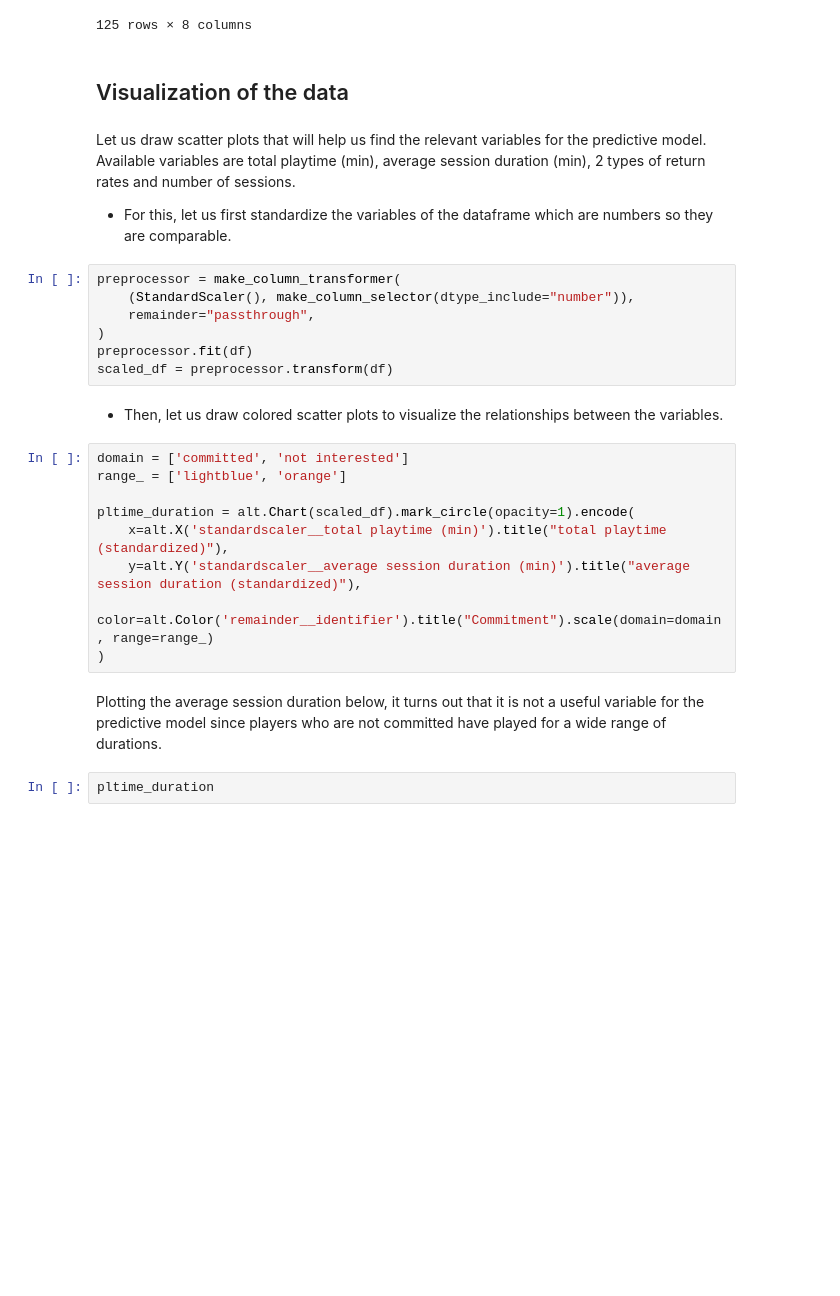
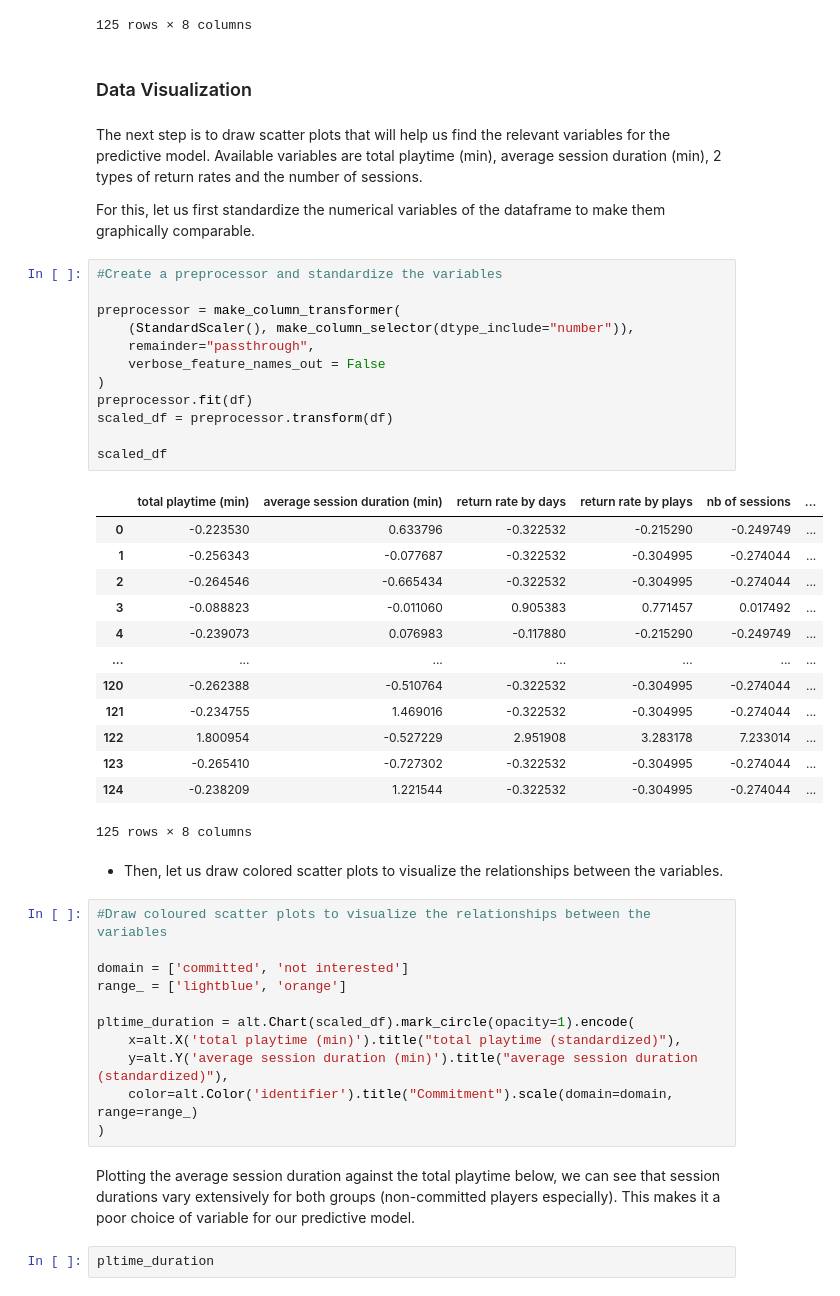
Before and after one commit to PlutonicPrince/DSCI100-Final-Project, a Jupyter notebook: GOOD_CODE.ipynb, the cells around one changed output. Drawn from its saved outputs; the diff is of its cells as text; blank space fills up the shorter version.

```diff
--- a/GOOD_CODE.ipynb
+++ b/GOOD_CODE.ipynb
@@ -232,32 +275,52 @@ df
 | 124 | fef4e1bed8c3f6dcd7bcd39ab21bd4023... | 72.0 | 72.000000 | 0.033333 | 0.033333 | ... |
 125 rows × 8 columns
 # %% [markdown]
-## Visualization of the data
+### Data Visualization
 # %% [markdown]
-Let us draw scatter plots that will help us find the relevant variables for the predictive model.
-Available variables are total playtime (min), average session duration (min), 2 types of return rates and number of sessions.
+The next step is to draw scatter plots that will help us find the relevant variables for the predictive model. Available variables are total playtime (min), average session duration (min), 2 types of return rates and the number of sessions.
 
-- For this, let us first standardize the variables of the dataframe which are numbers so they are comparable.
+For this, let us first standardize the numerical variables of the dataframe to make them graphically comparable.
 # %%
+#Create a preprocessor and standardize the variables
+
 preprocessor = make_column_transformer(
     (StandardScaler(), make_column_selector(dtype_include="number")),
     remainder="passthrough",
+    verbose_feature_names_out = False
 )
 preprocessor.fit(df)
 scaled_df = preprocessor.transform(df)
+
+scaled_df
+# %% [output]
+|  | total playtime (min) | average session duration (min) | return rate by days | return rate by plays | nb of sessions | ... |
+| 0 | -0.223530 | 0.633796 | -0.322532 | -0.215290 | -0.249749 | ... |
+| 1 | -0.256343 | -0.077687 | -0.322532 | -0.304995 | -0.274044 | ... |
+| 2 | -0.264546 | -0.665434 | -0.322532 | -0.304995 | -0.274044 | ... |
+| 3 | -0.088823 | -0.011060 | 0.905383 | 0.771457 | 0.017492 | ... |
+| 4 | -0.239073 | 0.076983 | -0.117880 | -0.215290 | -0.249749 | ... |
+| ... | ... | ... | ... | ... | ... | ... |
+| 120 | -0.262388 | -0.510764 | -0.322532 | -0.304995 | -0.274044 | ... |
+| 121 | -0.234755 | 1.469016 | -0.322532 | -0.304995 | -0.274044 | ... |
+| 122 | 1.800954 | -0.527229 | 2.951908 | 3.283178 | 7.233014 | ... |
+| 123 | -0.265410 | -0.727302 | -0.322532 | -0.304995 | -0.274044 | ... |
+| 124 | -0.238209 | 1.221544 | -0.322532 | -0.304995 | -0.274044 | ... |
+125 rows × 8 columns
 # %% [markdown]
 - Then, let us draw colored scatter plots to visualize the relationships between the variables.
 # %%
+#Draw coloured scatter plots to visualize the relationships between the variables
+
 domain = ['committed', 'not interested']
 range_ = ['lightblue', 'orange']
 
 pltime_duration = alt.Chart(scaled_df).mark_circle(opacity=1).encode(
-    x=alt.X('standardscaler__total playtime (min)').title("total playtime (standardized)"),
-    y=alt.Y('standardscaler__average session duration (min)').title("average session duration (standardized)"),
-    color=alt.Color('remainder__identifier').title("Commitment").scale(domain=domain, range=range_)
+    x=alt.X('total playtime (min)').title("total playtime (standardized)"),
+    y=alt.Y('average session duration (min)').title("average session duration (standardized)"),
+    color=alt.Color('identifier').title("Commitment").scale(domain=domain, range=range_)
 )
 # %% [markdown]
-Plotting the average session duration below, it turns out that it is not a useful variable for the predictive model since players who are not committed have played for a wide range of durations.
+Plotting the average session duration against the total playtime below, we can see that session durations vary extensively for both groups (non-committed players especially). This makes it a poor choice of variable for our predictive model.
 # %%
 pltime_duration
 # %% [output]
```
Also changed, not shown: parts of 61 cells of this notebook.
